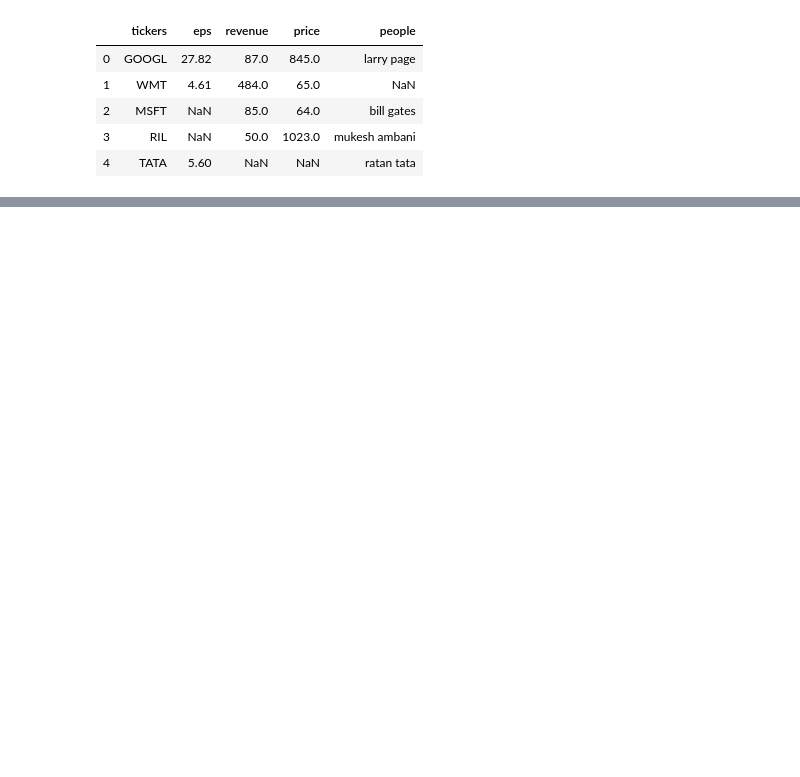
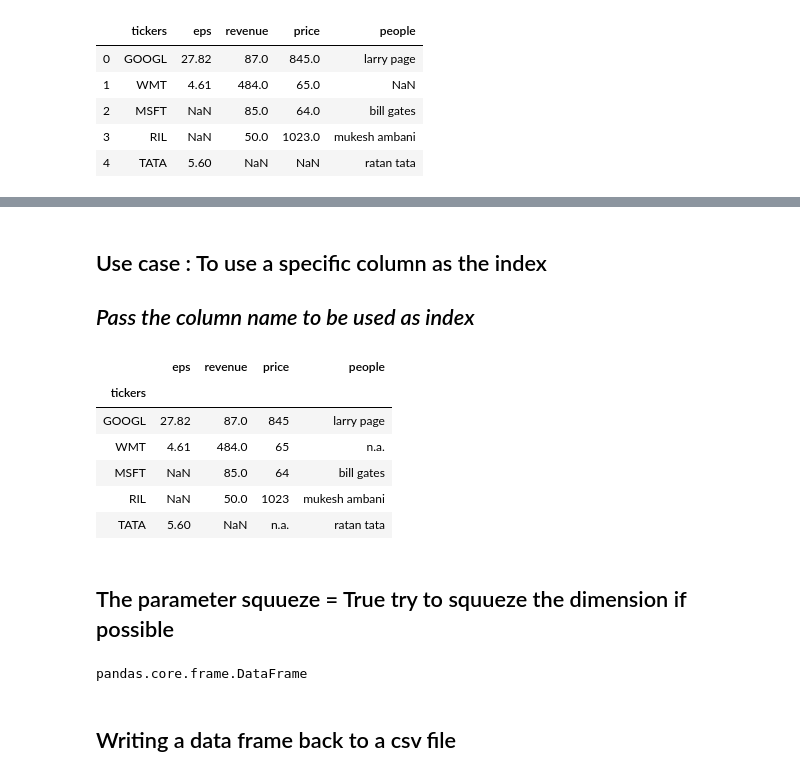
Before and after one commit to SUBHBHAT000/PandasSnippets, a Jupyter notebook: 3_Read_Write_Excel_CSV_file.ipynb, the cells around one changed output, grey strips where cells are left out. Cells and saved outputs as stored; diff of their text form; code cells hidden in the pictures; blank space fills up the shorter version.

```diff
--- a/3_Read_Write_Excel_CSV_file.ipynb
+++ b/3_Read_Write_Excel_CSV_file.ipynb
@@ -152,0 +179,37 @@ stock_data_na_values_df1
+# %% [markdown]
+## Use case : To use a specific column as the index
+## *Pass the column name to be used as index*
+# %%
+stock_data_na_values_df3 = pd.read_csv("C:\\PythonTutorial\\MyPandas_Blog\\data sets\\stock_data.csv",
+                                      na_values = {
+                                               'eps': ["not available",-1],
+                                               'revenue': [-1]
+                                      },
+                                       index_col = "tickers"
+                                     )
+
+stock_data_na_values_df3
+# %% [output]
+|  | eps | revenue | price | people |
+| tickers |  |  |  |  |
+| GOOGL | 27.82 | 87.0 | 845 | larry page |
+| WMT | 4.61 | 484.0 | 65 | n.a. |
+| MSFT | NaN | 85.0 | 64 | bill gates |
+| RIL | NaN | 50.0 | 1023 | mukesh ambani |
+| TATA | 5.60 | NaN | n.a. | ratan tata |
+# %% [markdown]
+## The parameter squueze = True try to squueze the dimension if possible
+# %%
+stock_data_na_values_df4 = pd.read_csv("C:\\PythonTutorial\\MyPandas_Blog\\data sets\\stock_data.csv",
+                                      na_values = {
+                                               'eps': ["not available",-1],
+                                               'revenue': [-1]
+                                      },
+                                       squeeze = True
+                                     )
+
+type(stock_data_na_values_df4)
+# %% [output]
+pandas.core.frame.DataFrame
+# %% [markdown]
+## Writing a data frame back to a csv file
```
Also changed, not shown: parts of 31 cells of this notebook, 9 other files.
